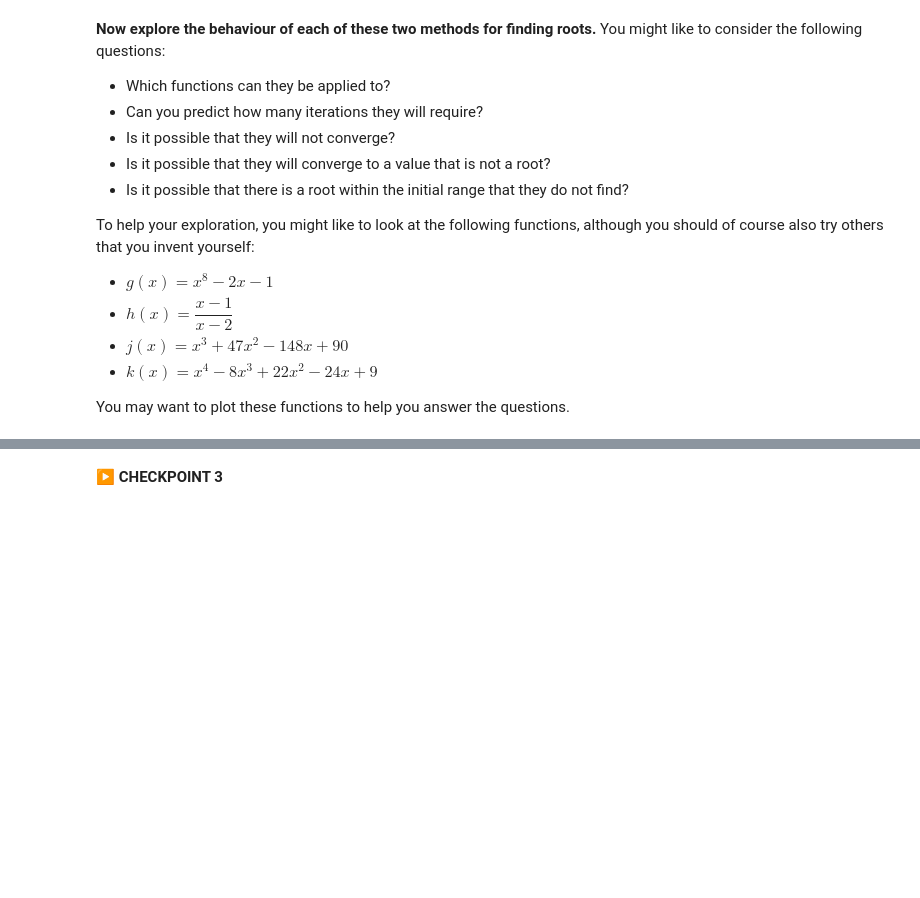
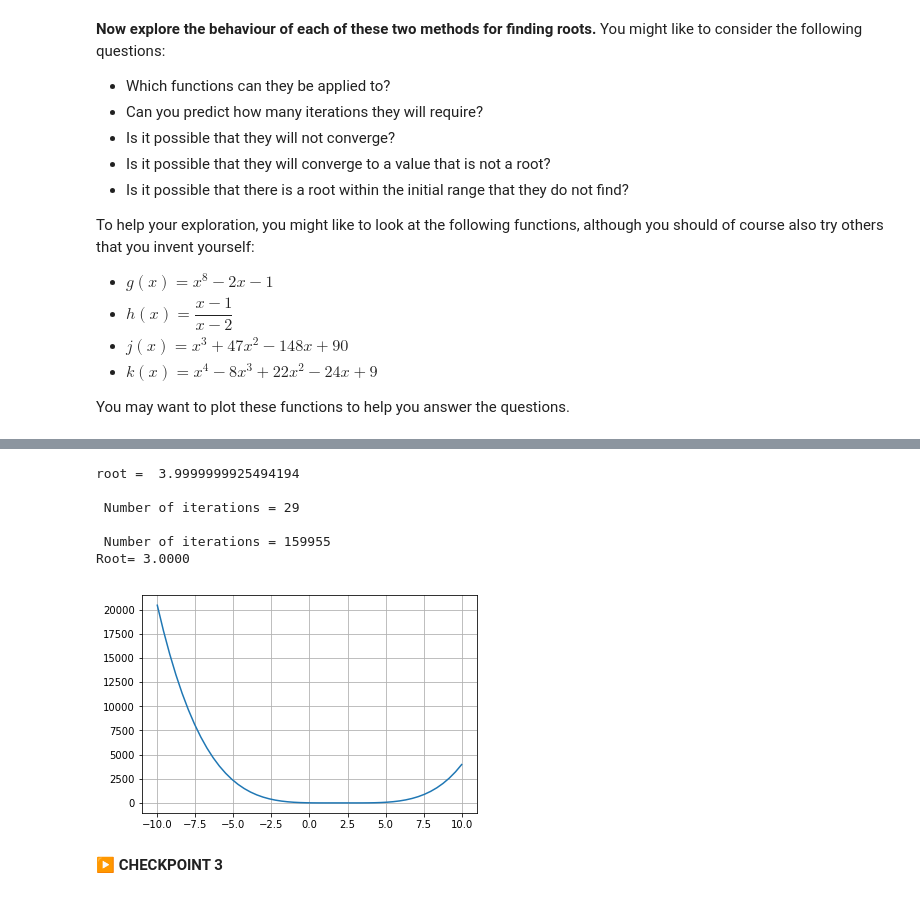
Before and after one commit to Charoula-Kyriakides/Physics, a Jupyter notebook: Lab4.ipynb, the cells around one changed output, grey strips where cells are left out. Cells and saved outputs as stored; diff of their text form; code cells hidden in the pictures; blank space fills up the shorter version.

```diff
--- a/Lab4.ipynb
+++ b/Lab4.ipynb
@@ -139,13 +131,16 @@ Unlike the bisection algorithm, the size of the range in *regula falsi* is not g
 
 **Write a loop using *regula falsi* that repeats until $|f(l)|$ or $|f(u)|$ is less than $10^{-8}$. How many iterations are needed to solve $x^2 - 4 = 0$ starting from the range $(0, 5)$? Is *regula falsi* more efficient than the bisection rule in this case?**
 # %%
-n=0
-lower,upper=0,5
-print("{:^15}  {:^15}  {:^15}".format("lower", "upper", "difference"))
+def iterate_falsi(lower,upper,show,function):
+    n=0
+    if show=='yes':
+        print("{:^15}  {:^15}  {:^15}".format("lower", "upper", "difference"))
 
-while abs(f(lower))>1e-8 and abs(f(upper))>1e-8:
-    lower, upper = regula_falsi_step(f,(lower,upper))
-    print("{:15.12f}  {:15.12f}  {:15.12f}".format(l, u, u-l))
-    n+=1
+    while abs(function(lower))>1e-8 and abs(function(upper))>1e-8:
+        lower, upper = regula_falsi_step(function,(lower,upper))
+        if show=='yes':
+            print("{:15.12f}  {:15.12f}  {:15.12f}".format(lower, upper, upper-lower))
+        n+=1
 
-print("\n Number of iterations = {:d}".format(n))
+    print("\n Number of iterations = {:d}".format(n))
+    print('Root= {:.4f}'.format(lower))
@@ -188,3 +260,20 @@ You may want to plot these functions to help you answer the questions.
+# %%
+def k(x):
+    return x**4 -8*x**3 +22*x**2 -24*x +9
+plotFunction(k)
+grid()
+bisection_iteration(k,(0,4))
+iterate_falsi(0,5,'n',k)
+
+#low gradient at root, so bisection method works best
+# %% [output]
+root =  3.9999999925494194
+
+ Number of iterations = 29
+
+ Number of iterations = 159955
+Root= 3.0000
+[figure, added]
 # %% [markdown]
 ▶ **CHECKPOINT 3**
 # %% [markdown]
```
Also changed, not shown: parts of 9 cells of this notebook, 2 other files.
